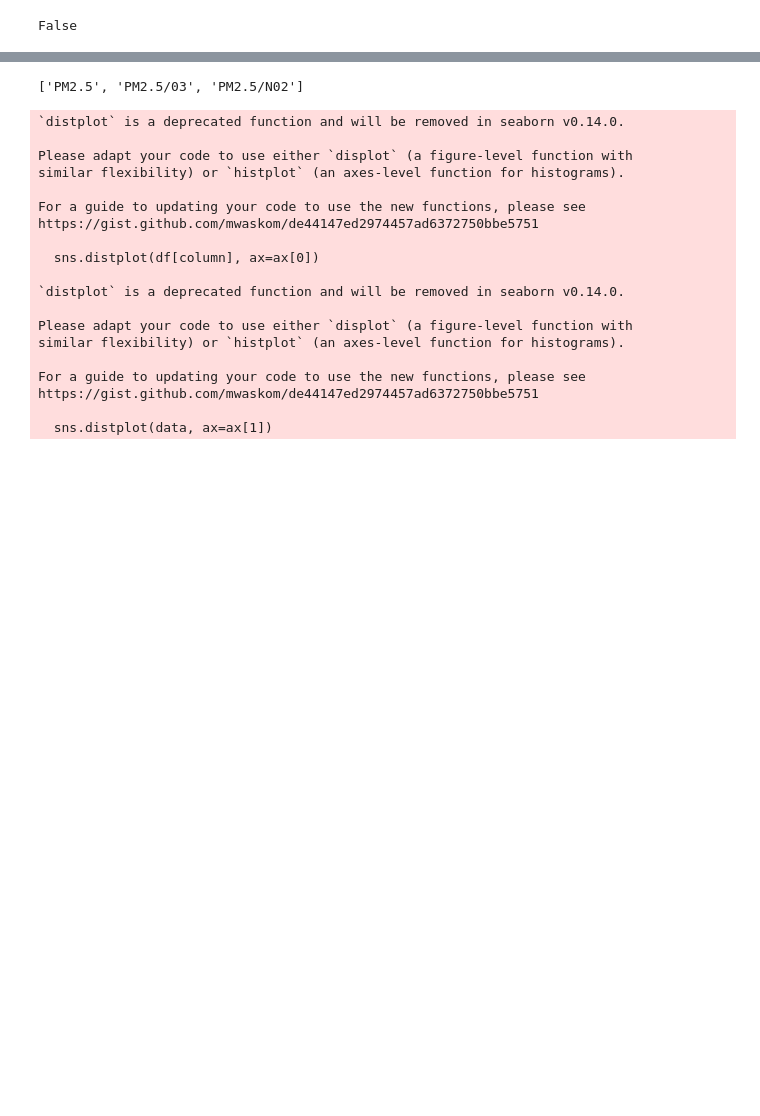
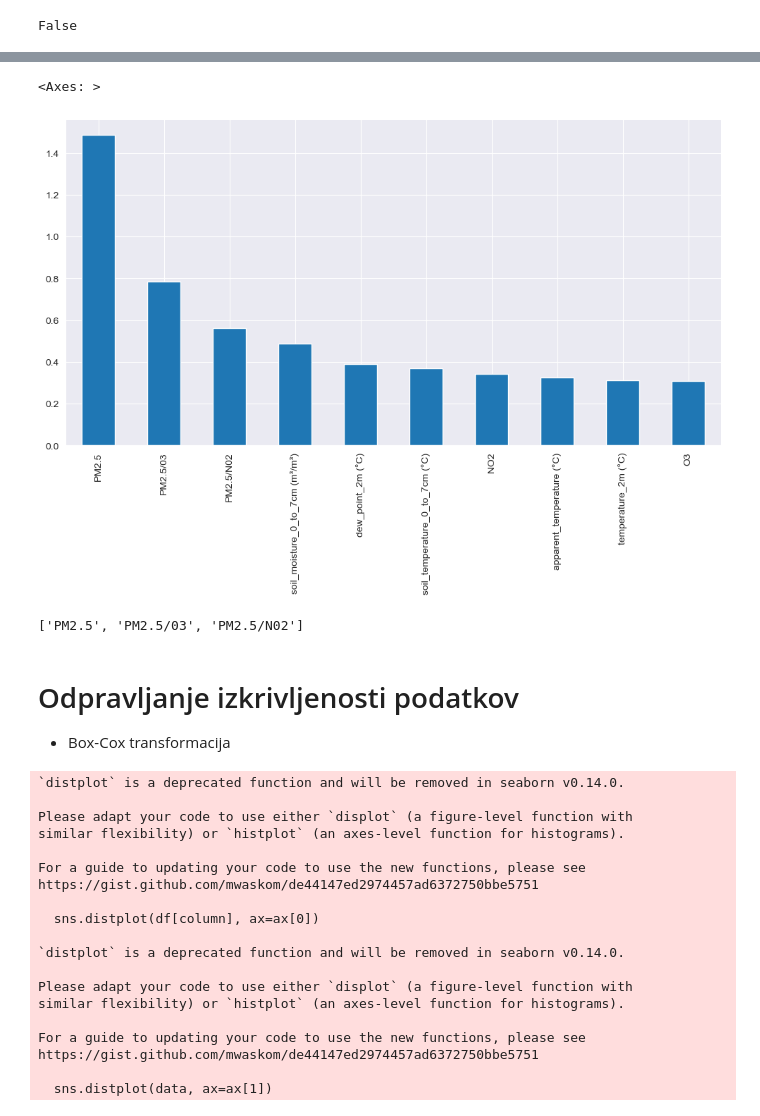
Before and after one commit to perkzen/development-of-intelligent-solutions-with-machine-learning, a Jupyter notebook: project/multi.ipynb, the cells around one changed output, grey strips where cells are left out. Cells and saved outputs as stored; diff of their text form; code cells hidden in the pictures; blank space fills up the shorter version.

```diff
--- a/project/multi.ipynb
+++ b/project/multi.ipynb
@@ -233,9 +235,17 @@ O3                                0.305359
 Name: Information Gain Scores, dtype: float64
-# %%
-top_features = feature_importances.head(3).index.tolist()
-print(top_features)
-# %% [output]
-['PM2.5', 'PM2.5/03', 'PM2.5/N02']
+# %%
+feature_importances.head(10).plot.bar(figsize=(12, 6))
+# %% [output]
+<Axes: >
+[figure, added]
+# %%
+top_features = feature_importances.head(3).index.tolist()
+print(top_features)
+# %% [output]
+['PM2.5', 'PM2.5/03', 'PM2.5/N02']
+# %% [markdown]
+# Odpravljanje izkrivljenosti podatkov
+- Box-Cox transformacija
 # %%
 def boxcox_transform(column):
     # create before and after plots for comparison
```
Also changed, not shown: parts of 52 cells of this notebook, 10 other files.
